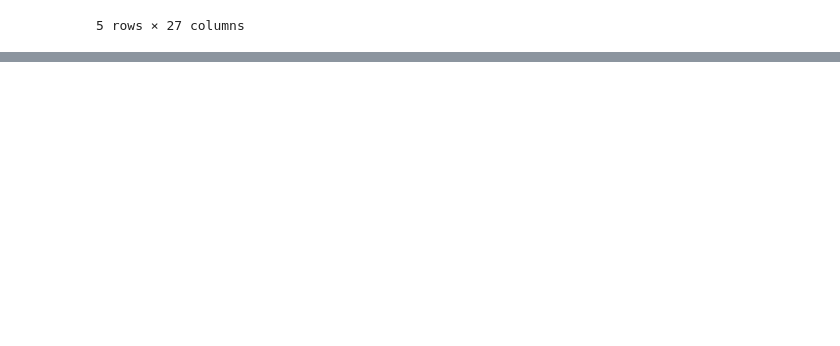
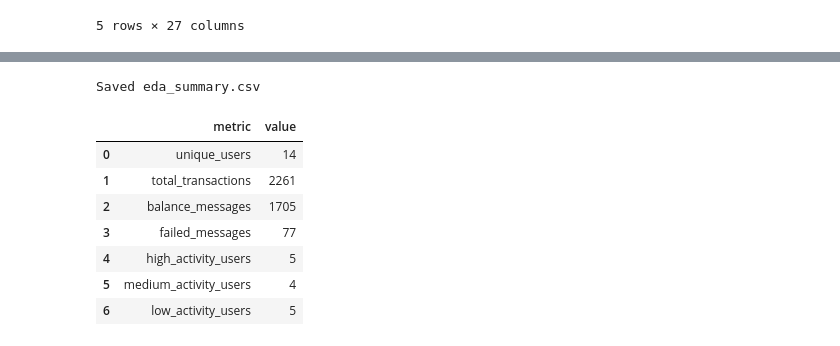
Before and after one commit to Phineas-bot/Final-data-sc, a Jupyter notebook: project/submission/DataScience_Final_GroupA_TeamGamma/3_EDA/eda_notebook.ipynb, the cells around one changed output, grey strips where cells are left out. Saved outputs shown, nothing was run; the diff lists cells and outputs as text; code cells hidden in the pictures; blank space fills up the shorter version.

```diff
--- a/project/submission/DataScience_Final_GroupA_TeamGamma/3_EDA/eda_notebook.ipynb
+++ b/project/submission/DataScience_Final_GroupA_TeamGamma/3_EDA/eda_notebook.ipynb
@@ -56,0 +119,12 @@ plt.show()
+# %%
+# Create and save a monthly transaction volume trend plot.
+monthly_volume = cleaned.set_index('datetime').resample('ME')['amount'].sum().reset_index()
+plt.figure(figsize=(10, 4))
+plt.plot(monthly_volume['datetime'], monthly_volume['amount'], marker='o')
+plt.title('Monthly Transaction Volume')
+plt.xlabel('Month')
+plt.ylabel('Total Amount')
+plt.xticks(rotation=45)
+plt.tight_layout()
+plt.savefig('monthly_transaction_volume.png', dpi=300, bbox_inches='tight')
+plt.show()
@@ -56,0 +155,35 @@ plt.show()
+# %%
+# Save a concise EDA summary table for further reference.
+edasummary = pd.DataFrame({
+    'metric': [
+        'unique_users',
+        'total_transactions',
+        'balance_messages',
+        'failed_messages',
+        'high_activity_users',
+        'medium_activity_users',
+        'low_activity_users'
+    ],
+    'value': [
+        features['user_id'].nunique(),
+        len(cleaned),
+        int((cleaned['transaction_type'] == 'balance').sum()),
+        int((cleaned['status'] == 'failed').sum()),
+        int((features['activity_level'] == 'high').sum()),
+        int((features['activity_level'] == 'medium').sum()),
+        int((features['activity_level'] == 'low').sum())
+    ]
+})
+edasummary.to_csv('eda_summary.csv', index=False)
+print('Saved eda_summary.csv')
+display(edasummary)
+# %% [output]
+Saved eda_summary.csv
+|  | metric | value |
+| 0 | unique_users | 14 |
+| 1 | total_transactions | 2261 |
+| 2 | balance_messages | 1705 |
+| 3 | failed_messages | 77 |
+| 4 | high_activity_users | 5 |
+| 5 | medium_activity_users | 4 |
+| 6 | low_activity_users | 5 |
```
Also changed, not shown: parts of 16 cells of this notebook, 36 other files.
